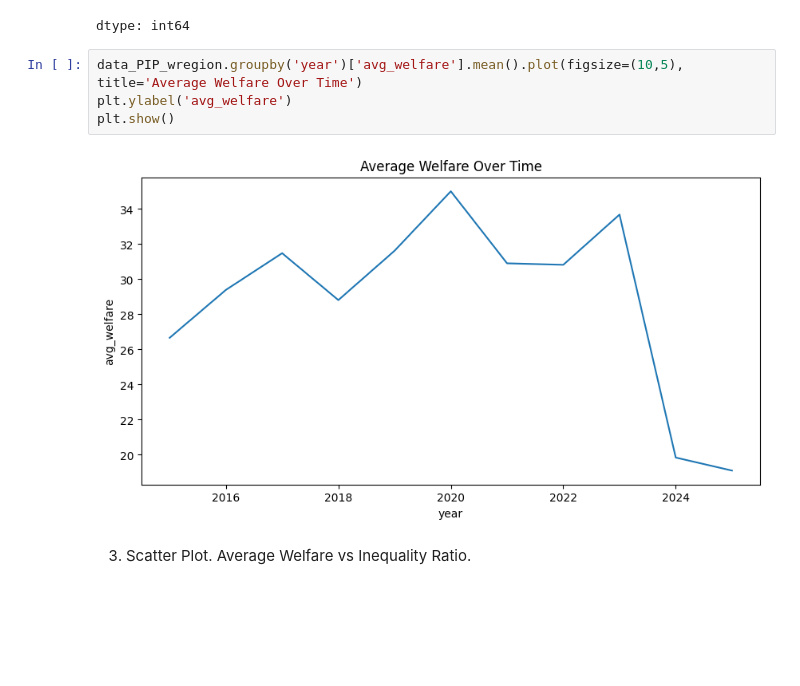
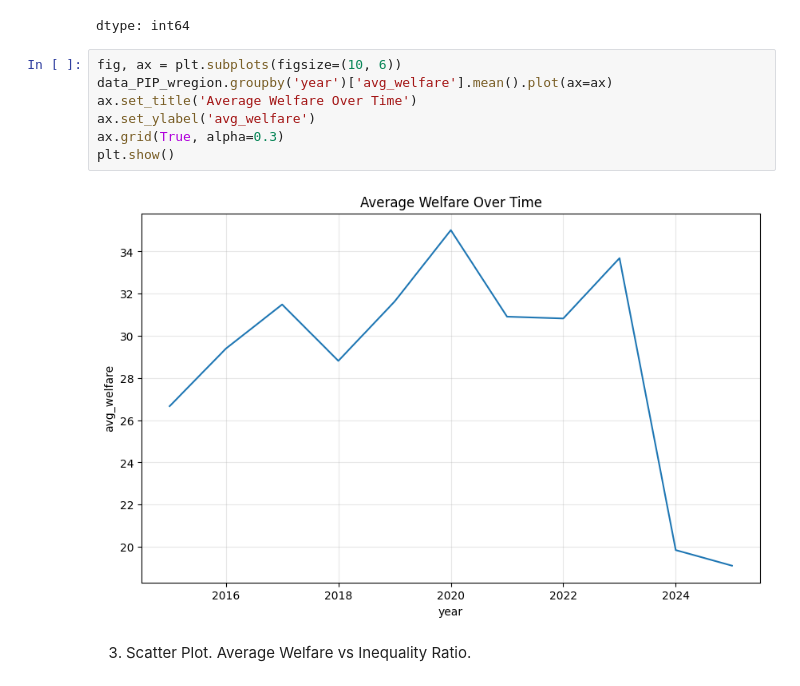
Before and after one commit to Nerneri/World_bank_PIP_analysis, a Jupyter notebook: Poverty_And_Inequality_Platform_(PIP).ipynb, the cells around one changed output. Saved outputs shown, nothing was run; the diff lists cells and outputs as text; blank space fills up the shorter version.

```diff
--- a/Poverty_And_Inequality_Platform_(PIP).ipynb
+++ b/Poverty_And_Inequality_Platform_(PIP).ipynb
@@ -469,11 +470,14 @@ data_PIP_wregion.groupby('year').size()
 | 2025 | 396 |
 dtype: int64
 # %%
-data_PIP_wregion.groupby('year')['avg_welfare'].mean().plot(figsize=(10,5), title='Average Welfare Over Time')
-plt.ylabel('avg_welfare')
+fig, ax = plt.subplots(figsize=(10, 6))
+data_PIP_wregion.groupby('year')['avg_welfare'].mean().plot(ax=ax)
+ax.set_title('Average Welfare Over Time')
+ax.set_ylabel('avg_welfare')
+ax.grid(True, alpha=0.3)
 plt.show()
 # %% [output]
-[figure, old version]
+[figure, new version]
 # %% [markdown]
 3. Scatter Plot. Average Welfare vs Inequality Ratio.
 # %% [markdown]
```
Also changed, not shown: parts of 13 cells of this notebook.
